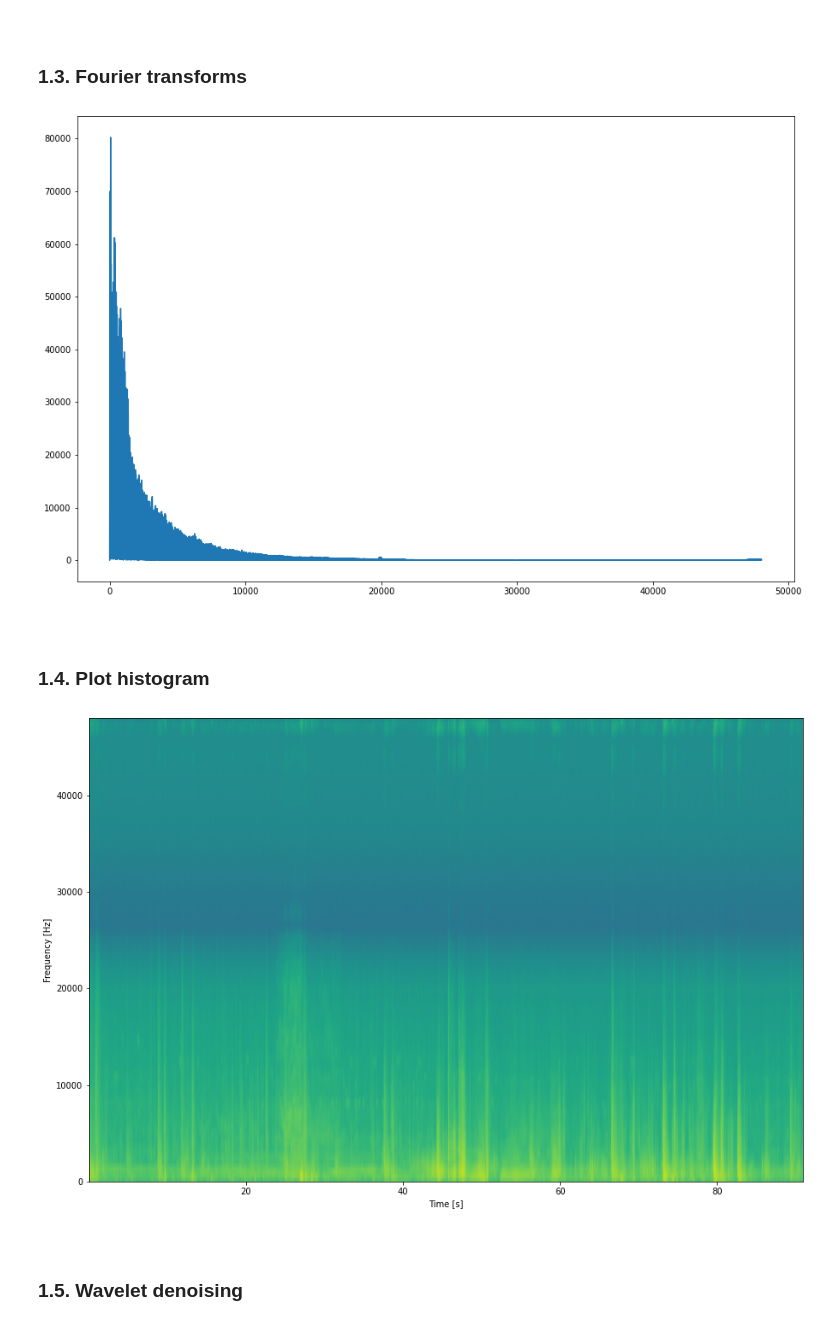
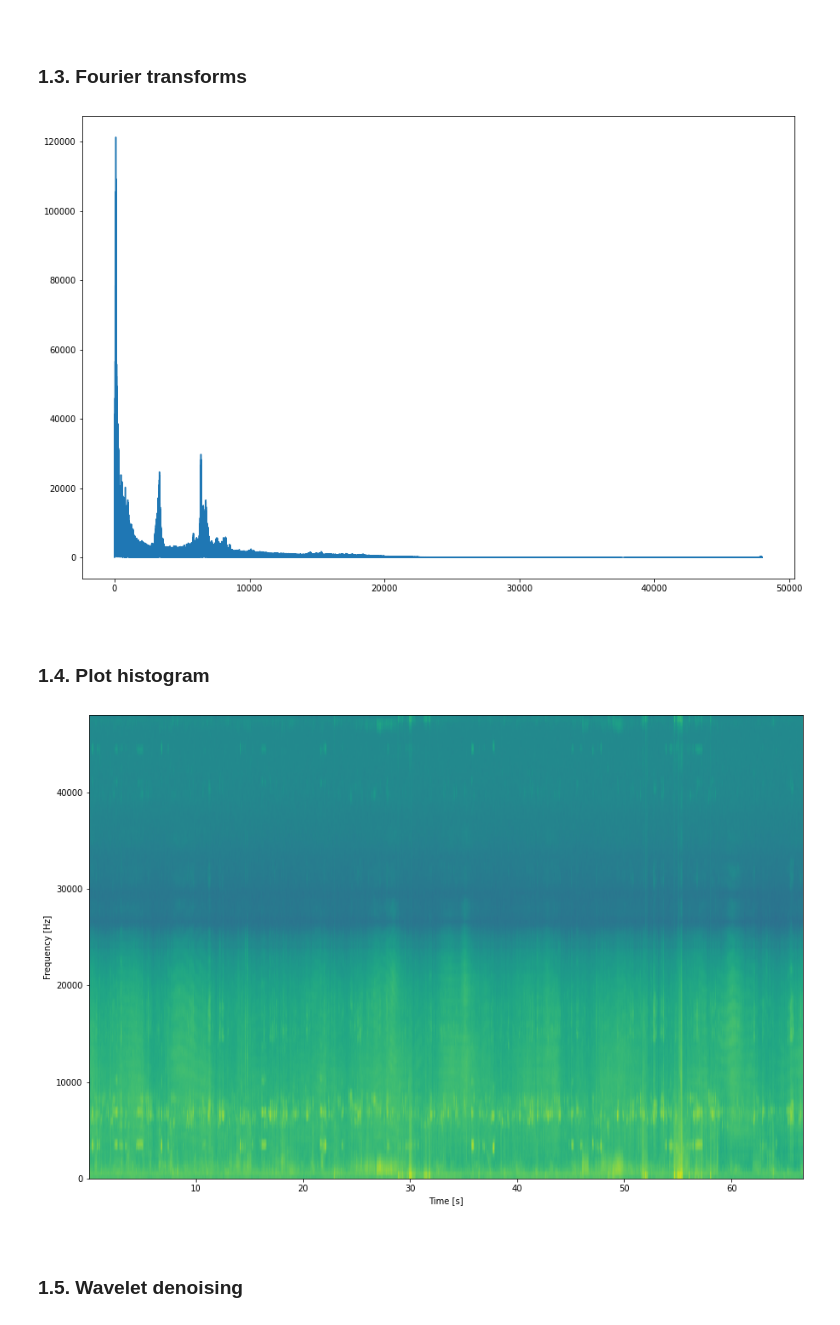
Before and after one commit to ahernot/data2021-bruits-mer, a Jupyter notebook: denoising.ipynb, the cells around one changed output. Saved outputs shown, nothing was run; the diff lists cells and outputs as text; code cells hidden in the pictures.

```diff
--- a/denoising.ipynb
+++ b/denoising.ipynb
@@ -76,16 +76,16 @@ for file in files_wav:
 ### 1.1. Import data
 # %%
 # Import data
-filepath = os.path.join(RESOURCES_PATH, 'samples/2020_02_15_3A/2020_02_15_10.wav')
+filepath = os.path.join(RESOURCES_PATH, 'samples/2020_01_28_3A/2020_01_28_1.wav')
 sampling_freq, data = wavfile.read(filepath)
-signal = data[:, 0]
+sig = data[:, 0]
 # %%
 from sklearn.preprocessing import StandardScaler
 
 scaler = StandardScaler()
-signal_reshaped = signal.reshape(-1, 1)
-scaler.fit(signal_reshaped)  # unlimited lines, one column
-signal_std = scaler.transform(signal_reshaped).flatten()
+sig_reshaped = sig.reshape(-1, 1)
+scaler.fit(sig_reshaped)  # unlimited lines, one column
+sig_std = scaler.transform(sig_reshaped).flatten()
 # %% [markdown]
 <br>
 
@@ -113,35 +115,35 @@ plot_sig(sample, sampling_freq)
 # %%
 from scipy.fft import rfft, rfftfreq
 
-def plot_rfft (signal: np.ndarray, sampling_freq: int):
-    N = signal.shape[0]  # Number of samples
+def plot_rfft (sig: np.ndarray, sampling_freq: int):
+    N = sig.shape[0]  # Number of samples
 
-    yf = rfft(signal)
+    yf = rfft(sig)
     xf = rfftfreq(N, 1 / sampling_freq)
 
     plt.figure(figsize=(15, 10))
     plt.plot(xf, np.abs(yf))
     plt.show()
 
-plot_rfft (signal_std, sampling_freq)
+plot_rfft (sig_std, sampling_freq)
 # %% [output]
-[figure, old version]
+[figure, new version]
 # %% [markdown]
 <br>
 
 ### 1.4. Plot histogram
 # %%
-def plot_hist (signal: np.ndarray, sampling_freq: int):
+def plot_hist (sig: np.ndarray, sampling_freq: int):
     plt.figure(figsize=(15, 10))
-    plt.specgram(signal, Fs=sampling_freq)
+    plt.specgram(sig, Fs=sampling_freq)
 
     plt.xlabel('Time [s]')
     plt.ylabel('Frequency [Hz]')
     plt.show()
 
-plot_hist(signal_std, sampling_freq)
+plot_hist(sig_std, sampling_freq)
 # %% [output]
-[figure, old version]
+[figure, new version]
 # %% [markdown]
 <br>
 
```
Also changed, not shown: parts of 7 cells of this notebook, 2 other files.
